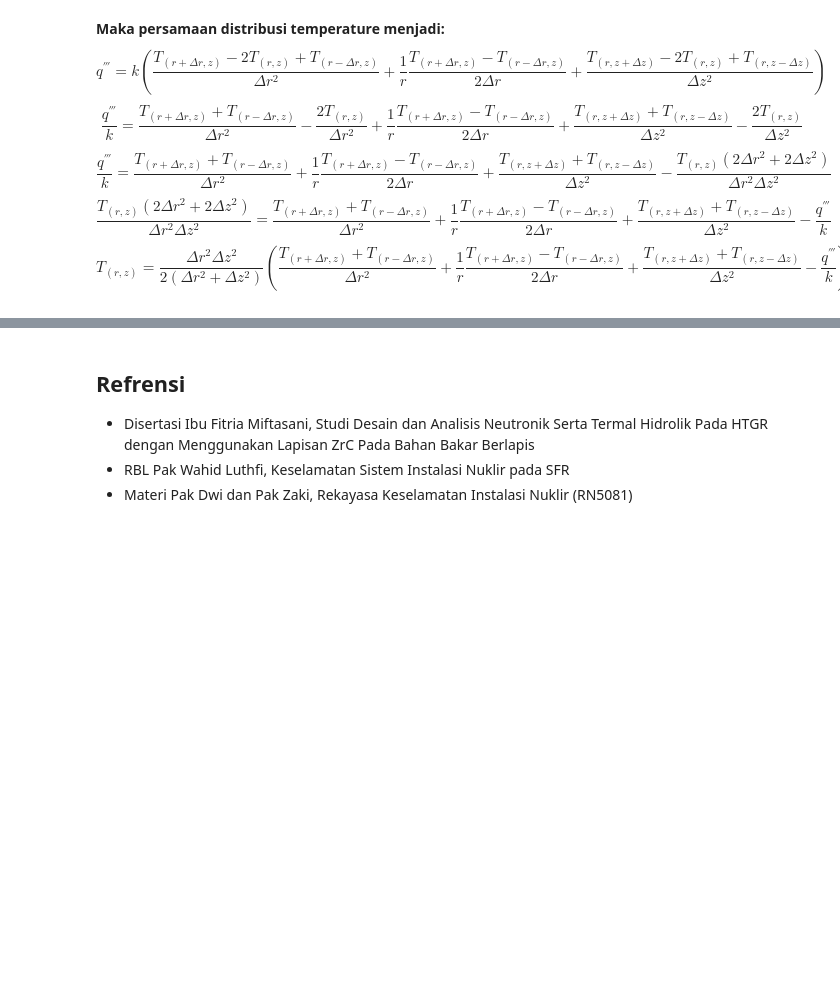
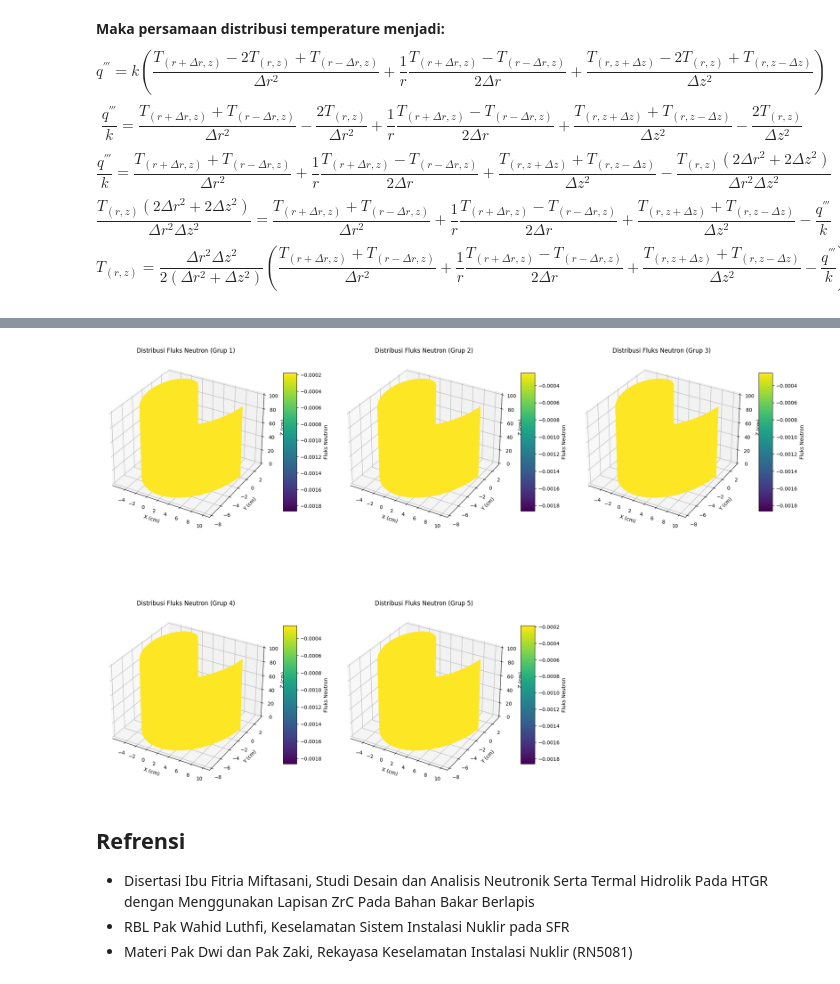
Before and after one commit to dhiyasalmas/Numerical-Method-in-Nuclear, a Jupyter notebook: UAS_24923304_Dhiya Salma Salsabila.ipynb, the cells around one changed output, grey strips where cells are left out. Saved outputs shown, nothing was run; the diff lists cells and outputs as text; code cells hidden in the pictures; blank space fills up the shorter version.

```diff
--- a/UAS_24923304_Dhiya Salma Salsabila.ipynb
+++ b/UAS_24923304_Dhiya Salma Salsabila.ipynb
@@ -502,3 +498,42 @@ plt.show()
+# %%
+import matplotlib.pyplot as plt
+from mpl_toolkits.mplot3d import Axes3D
+
+# Parameter
+theta = np.linspace(0, 2 * np.pi, jumlahtitik_r)  # Sudut
+
+phi_2d =phi.reshape(jumlahtitik_r, jumlahtitik_z, jumlah_grup)
+# Grid untuk silinder
+R, Z = np.meshgrid(r, z)
+Theta = np.tile(theta, (jumlahtitik_z, 1))  # Mengulang theta sepanjang z
+
+# Koordinat Cartesian untuk silinder
+X = R * np.cos(Theta)
+Y = R * np.sin(Theta)
+
+# Membuat visualisasi
+fig = plt.figure(figsize=(20, 15))
+for grup_pilihan in range(jumlah_grup):
+    ax = fig.add_subplot(2, 3, grup_pilihan + 1, projection='3d')
+
+    # Ambil data phi untuk grup tertentu
+    phi_grup = phi_2d[:, :, grup_pilihan]
+
+    # Plot permukaan silinder dengan warna sesuai dengan nilai phi
+    surface = ax.plot_surface(X, Y, Z, facecolors=plt.cm.viridis(phi_grup / phi_grup.max()),
+                               rstride=1, cstride=1, linewidth=0, antialiased=False, shade=False)
+    mappable = plt.cm.ScalarMappable(cmap="viridis")
+    mappable.set_array(phi_grup)
+    fig.colorbar(mappable, ax=ax, shrink=0.5, aspect=10, label="Fluks Neutron")
+    ax.set_xlabel("X (cm)")
+    ax.set_ylabel("Y (cm)")
+    ax.set_zlabel("Z (cm)")
+    ax.set_title(f"Distribusi Fluks Neutron (Grup {grup_pilihan + 1})")
+
+plt.tight_layout()
+plt.show()
+# %% [output]
+[figure, added]
 # %% [markdown]
 ## Refrensi
 - Disertasi Ibu Fitria Miftasani, Studi Desain dan Analisis Neutronik Serta Termal Hidrolik Pada HTGR dengan Menggunakan Lapisan ZrC Pada Bahan Bakar Berlapis
```
Also changed, not shown: parts of 6 cells of this notebook.
